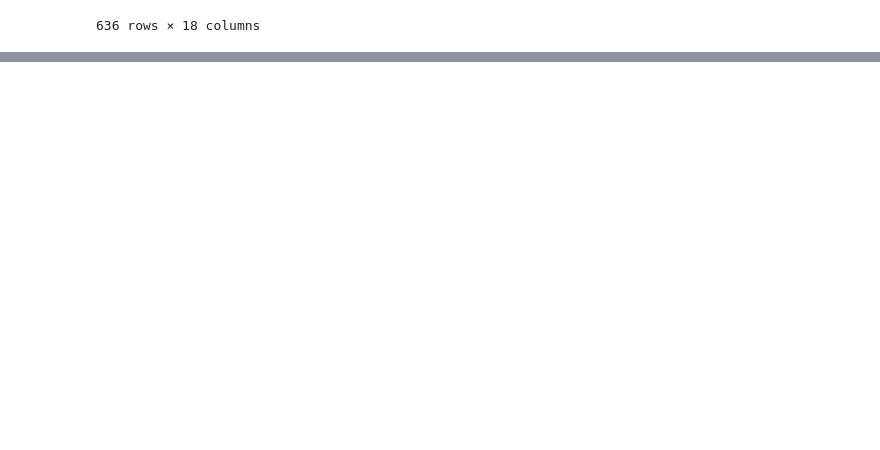
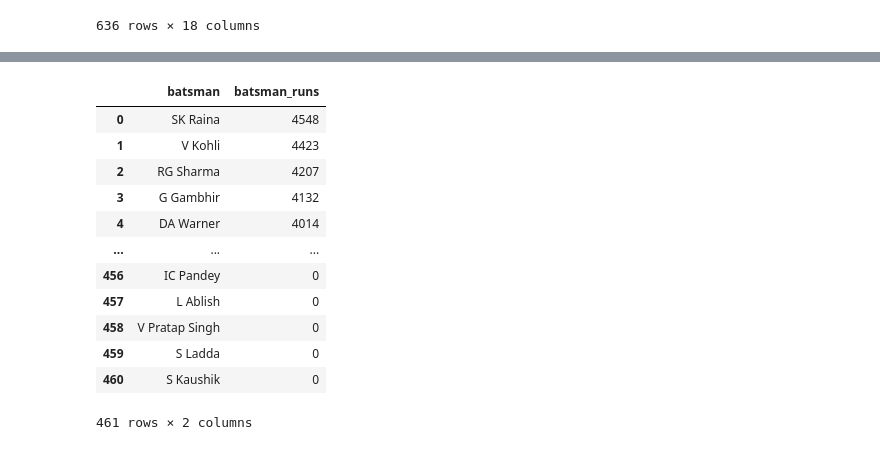
Before and after one commit to DeependraVerma/pandas-practice, a Jupyter notebook: Part -1 .ipynb, the cells around one changed output, grey strips where cells are left out. Saved outputs shown, nothing was run; the diff lists cells and outputs as text; code cells hidden in the pictures; blank space fills up the shorter version.

Commit message:
GROUP BY and isin() operation

```diff
--- a/Part -1 .ipynb
+++ b/Part -1 .ipynb
@@ -486,0 +505,16 @@ df.drop_duplicates("season",keep="last")[["season","winner"]].sort_values("seaso
+# %%
+df1.groupby("batsman").sum("batsman_runs")["batsman_runs"].sort_values(ascending = False).reset_index()
+# %% [output]
+|  | batsman | batsman_runs |
+| 0 | SK Raina | 4548 |
+| 1 | V Kohli | 4423 |
+| 2 | RG Sharma | 4207 |
+| 3 | G Gambhir | 4132 |
+| 4 | DA Warner | 4014 |
+| ... | ... | ... |
+| 456 | IC Pandey | 0 |
+| 457 | L Ablish | 0 |
+| 458 | V Pratap Singh | 0 |
+| 459 | S Ladda | 0 |
+| 460 | S Kaushik | 0 |
+461 rows × 2 columns
```
Also changed, not shown: parts of 16 cells of this notebook, 6 other files.
